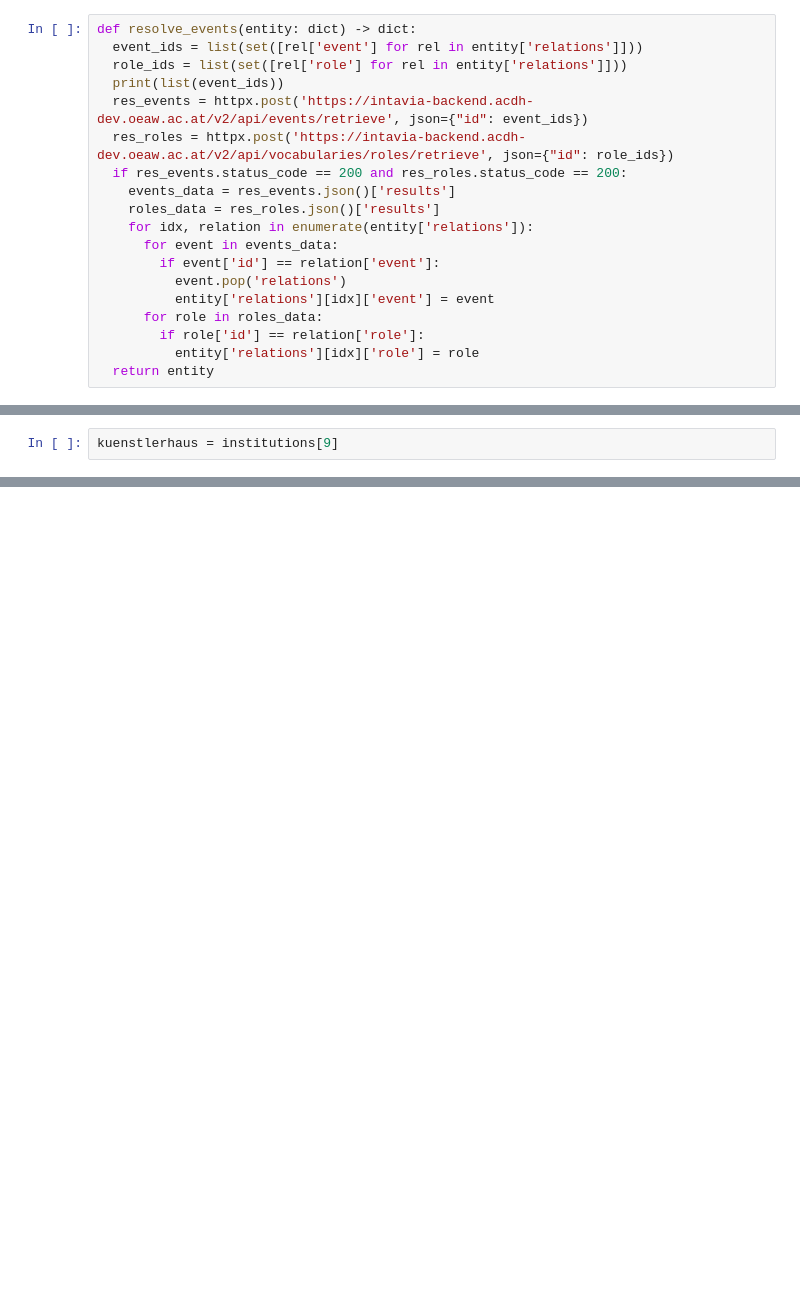
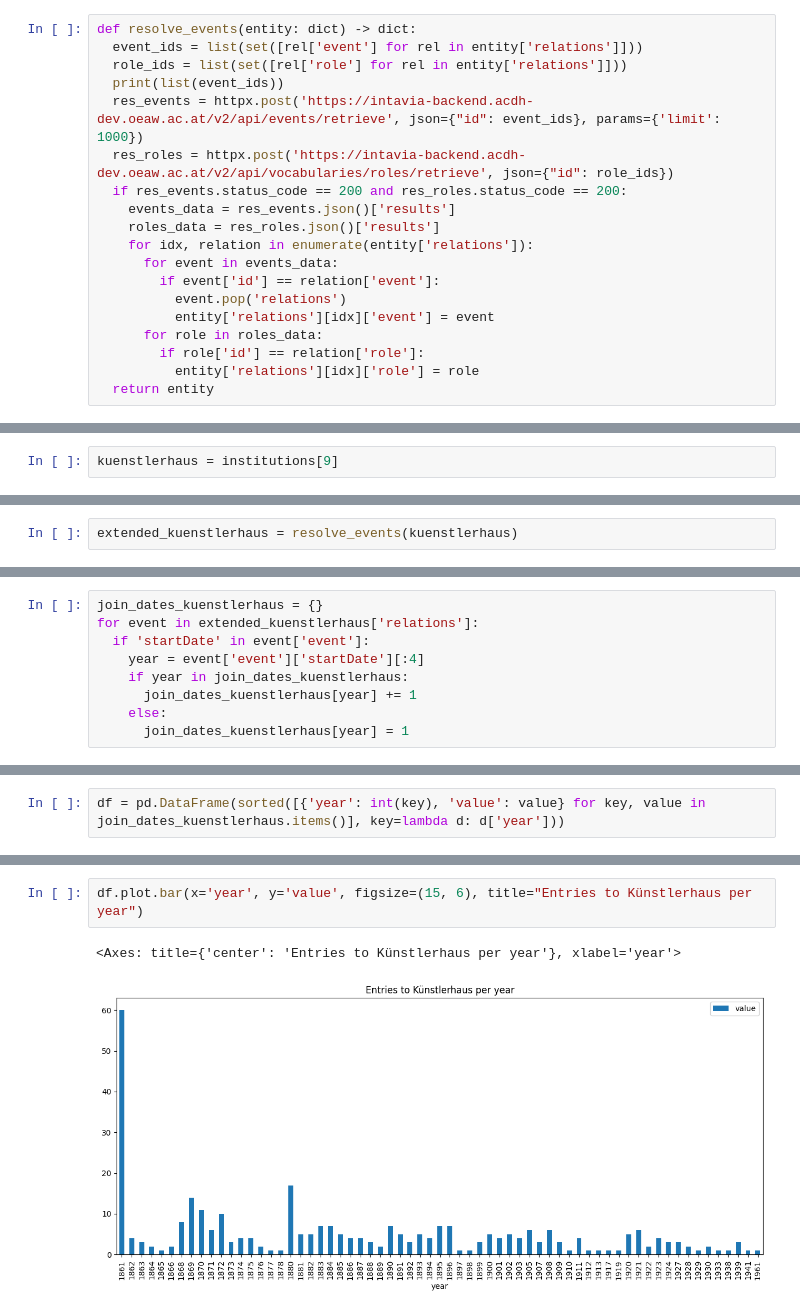
Before and after one commit to InTaVia/backend-presentation-ljubljana-2023, a Jupyter notebook: intavia_hands_on_9_23.ipynb, the cells around one changed output, grey strips where cells are left out. Drawn from its saved outputs; the diff is of its cells as text; blank space fills up the shorter version.

Commit message:
feat: adds simple example for visualizing data from RestAPI

```diff
--- a/intavia_hands_on_9_23.ipynb
+++ b/intavia_hands_on_9_23.ipynb
@@ -114,7 +115,7 @@ def resolve_events(entity: dict) -> dict:
   event_ids = list(set([rel['event'] for rel in entity['relations']]))
   role_ids = list(set([rel['role'] for rel in entity['relations']]))
   print(list(event_ids))
-  res_events = httpx.post('https://intavia-backend.acdh-dev.oeaw.ac.at/v2/api/events/retrieve', json={"id": event_ids})
+  res_events = httpx.post('https://intavia-backend.acdh-dev.oeaw.ac.at/v2/api/events/retrieve', json={"id": event_ids}, params={'limit': 1000})
   res_roles = httpx.post('https://intavia-backend.acdh-dev.oeaw.ac.at/v2/api/vocabularies/roles/retrieve', json={"id": role_ids})
   if res_events.status_code == 200 and res_roles.status_code == 200:
     events_data = res_events.json()['results']
@@ -235,0 +237,2 @@ kuenstlerhaus
+# %%
+extended_kuenstlerhaus = resolve_events(kuenstlerhaus)
@@ -235,0 +263,9 @@ kuenstlerhaus
+# %%
+join_dates_kuenstlerhaus = {}
+for event in extended_kuenstlerhaus['relations']:
+  if 'startDate' in event['event']:
+    year = event['event']['startDate'][:4]
+    if year in join_dates_kuenstlerhaus:
+      join_dates_kuenstlerhaus[year] += 1
+    else:
+      join_dates_kuenstlerhaus[year] = 1
@@ -235,0 +292,2 @@ kuenstlerhaus
+# %%
+df = pd.DataFrame(sorted([{'year': int(key), 'value': value} for key, value in join_dates_kuenstlerhaus.items()], key=lambda d: d['year']))
@@ -235,0 +310,5 @@ kuenstlerhaus
+# %%
+df.plot.bar(x='year', y='value', figsize=(15, 6), title="Entries to Künstlerhaus per year")
+# %% [output]
+<Axes: title={'center': 'Entries to Künstlerhaus per year'}, xlabel='year'>
+[figure, added]
```
Also changed, not shown: parts of 7 cells of this notebook.
